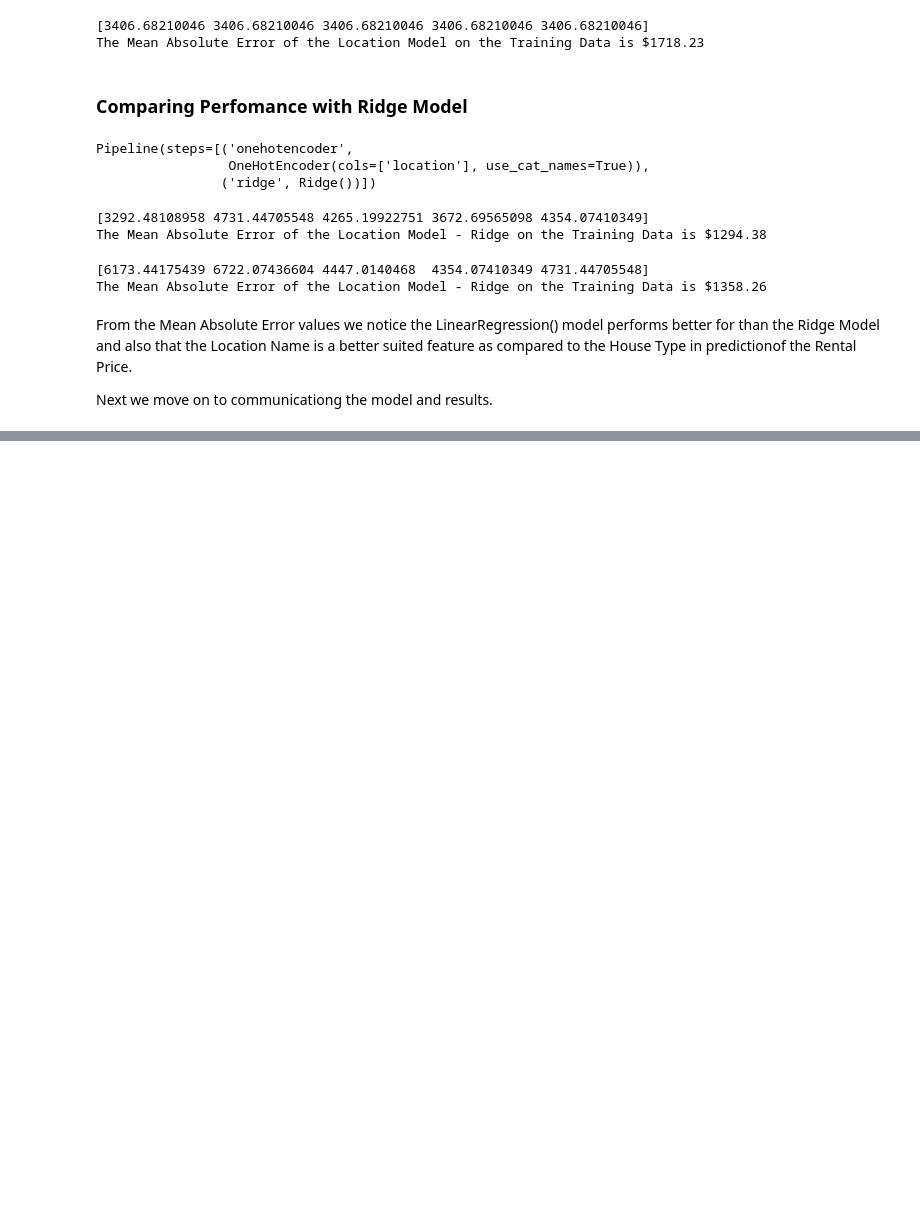
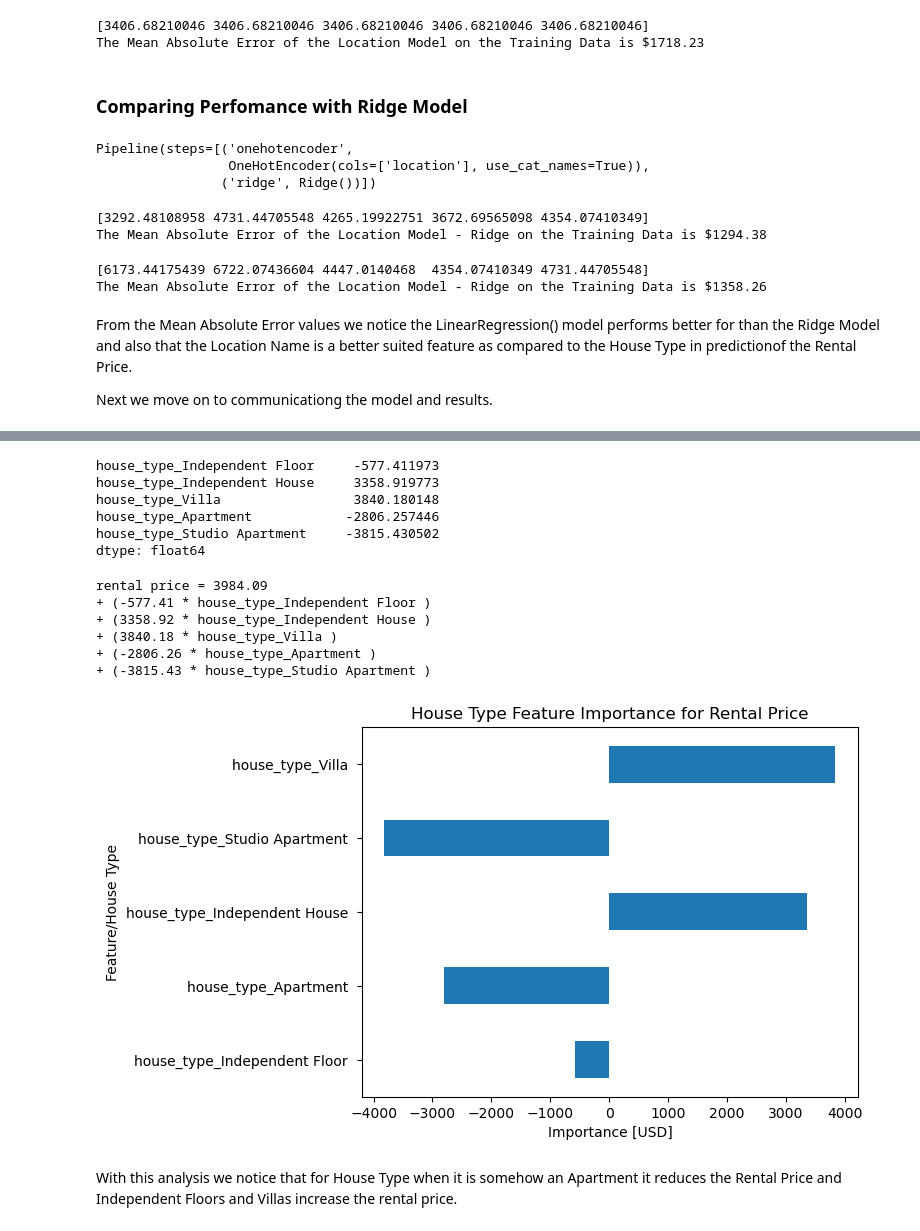
Before and after one commit to dumisanimukuchura/Dehli-Indian-Housing-Analysis-Part-4-Predict-Price-with-Location-Name-and-with-House-Type, a Jupyter notebook: notebook/Dehli-Indian-Housing-Analysis-Part-4-Predict-Price-with-Location-Name-and-with-House-Type.ipynb, the cells around one changed output, grey strips where cells are left out. Cells and saved outputs as stored; diff of their text form; code cells hidden in the pictures; blank space fills up the shorter version.

```diff
--- a/notebook/Dehli-Indian-Housing-Analysis-Part-4-Predict-Price-with-Location-Name-and-with-House-Type.ipynb
+++ b/notebook/Dehli-Indian-Housing-Analysis-Part-4-Predict-Price-with-Location-Name-and-with-House-Type.ipynb
@@ -362,0 +453,12 @@ Next we move on to communicationg the model and results.
+# %%
+# Get the Intercepts and Coefficients for the Location Name Model
+
+intercept_hse_type = model_hse_type.named_steps["linearregression"].intercept_
+coefficients_hse_type = model_hse_type.named_steps["linearregression"].coef_
+print("Coefficients of the House Type Linear Regression model length:", len(coefficients_hse_type))
+print(coefficients_hse_type[:5])  # First five coefficients
+
+# Get the associated Feature Names for the Location Name Model
+feature_names_hse_type = model_hse_type.named_steps["onehotencoder"].get_feature_names_out()
+print("features len:", len(feature_names_hse_type))
+print(feature_names_hse_type[:5])  # First five feature names
@@ -362,0 +473,36 @@ Next we move on to communicationg the model and results.
+# %%
+# Create a series for the Features and Intercepts for the House Type Model
+
+feat_imp_hse_type = pd.Series(coefficients_hse_type, feature_names_hse_type)
+feat_imp_hse_type.head()
+# %% [output]
+house_type_Independent Floor     -577.411973
+house_type_Independent House     3358.919773
+house_type_Villa                 3840.180148
+house_type_Apartment            -2806.257446
+house_type_Studio Apartment     -3815.430502
+dtype: float64
+# %%
+# Print the formular for House Type Model
+
+print(f"rental price = {intercept_hse_type.round(2)}")
+for f, c in feat_imp_hse_type.items():
+    print(f"+ ({round(c, 2)} * {f})")
+# %% [output]
+rental price = 3984.09
++ (-577.41 * house_type_Independent Floor )
++ (3358.92 * house_type_Independent House )
++ (3840.18 * house_type_Villa )
++ (-2806.26 * house_type_Apartment )
++ (-3815.43 * house_type_Studio Apartment )
+# %%
+# Bar Chat of the Most Important Categories from House Type affecting the Rental Price
+
+feat_imp_hse_type.sort_values(key=abs).plot(kind = "barh")
+plt.xlabel("Importance [USD]")
+plt.ylabel("Feature/House Type")
+plt.title("House Type Feature Importance for Rental Price");
+# %% [output]
+[figure, added]
+# %% [markdown]
+With this analysis we notice that for House Type when it is somehow an Apartment it reduces the Rental Price and Independent Floors and Villas increase the rental price.
```
Also changed, not shown: parts of 11 cells of this notebook.
